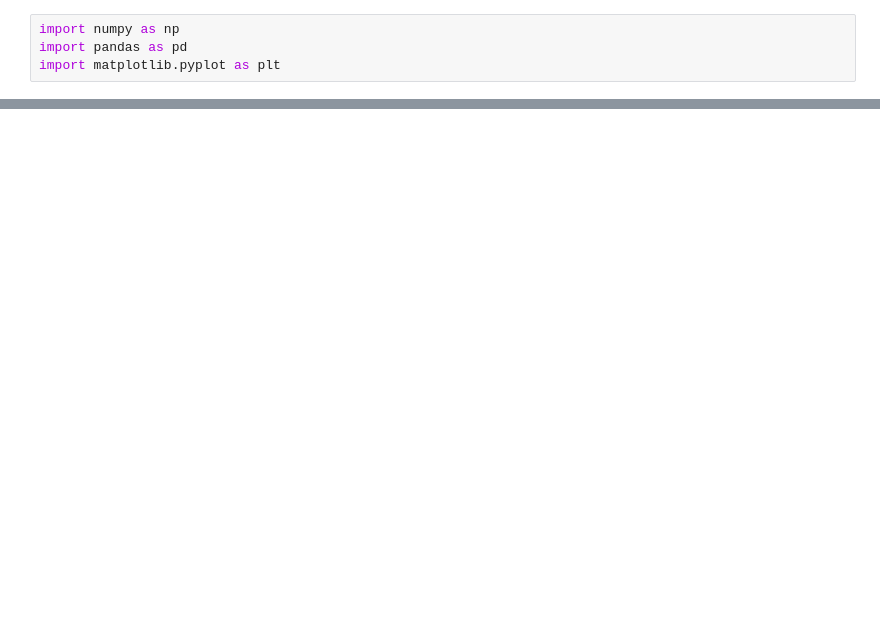
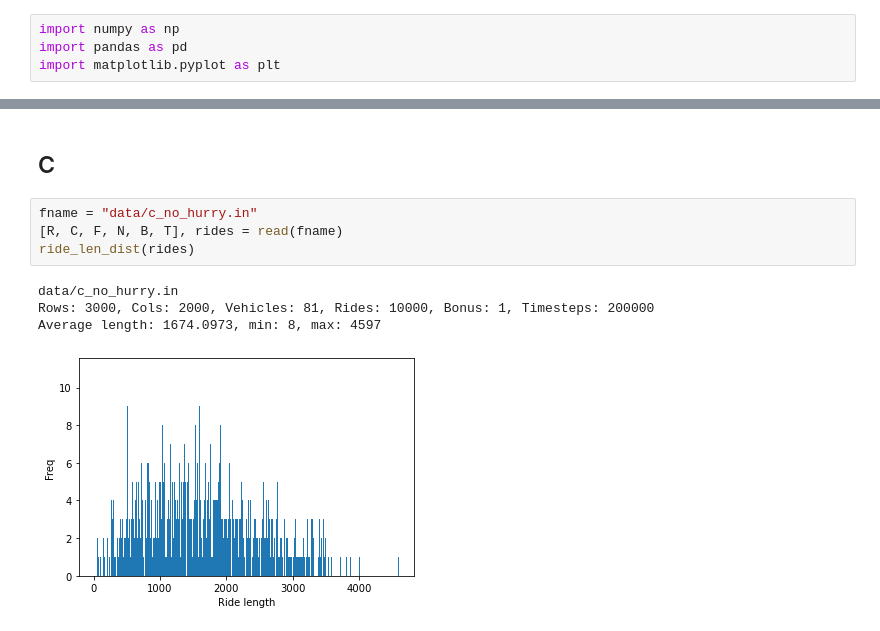
Before and after one commit to HashCode-ICL-2022/Self-Driving-Rides, a Jupyter notebook: playground.ipynb, the cells around one changed output, grey strips where cells are left out. Drawn from its saved outputs; the diff is of its cells as text; blank space fills up the shorter version.

```diff
--- a/playground.ipynb
+++ b/playground.ipynb
@@ -18,0 +128,11 @@ FileNotFoundError: [Errno 2] No such file or directory: 'data/a_example.in'
+# %% [markdown]
+## C
+# %%
+fname = "data/c_no_hurry.in"
+[R, C, F, N, B, T], rides = read(fname)
+ride_len_dist(rides)
+# %% [output]
+data/c_no_hurry.in
+Rows: 3000, Cols: 2000, Vehicles: 81, Rides: 10000, Bonus: 1, Timesteps: 200000
+Average length: 1674.0973, min: 8, max: 4597
+[figure, added]
```
Also changed, not shown: parts of 22 cells of this notebook.
